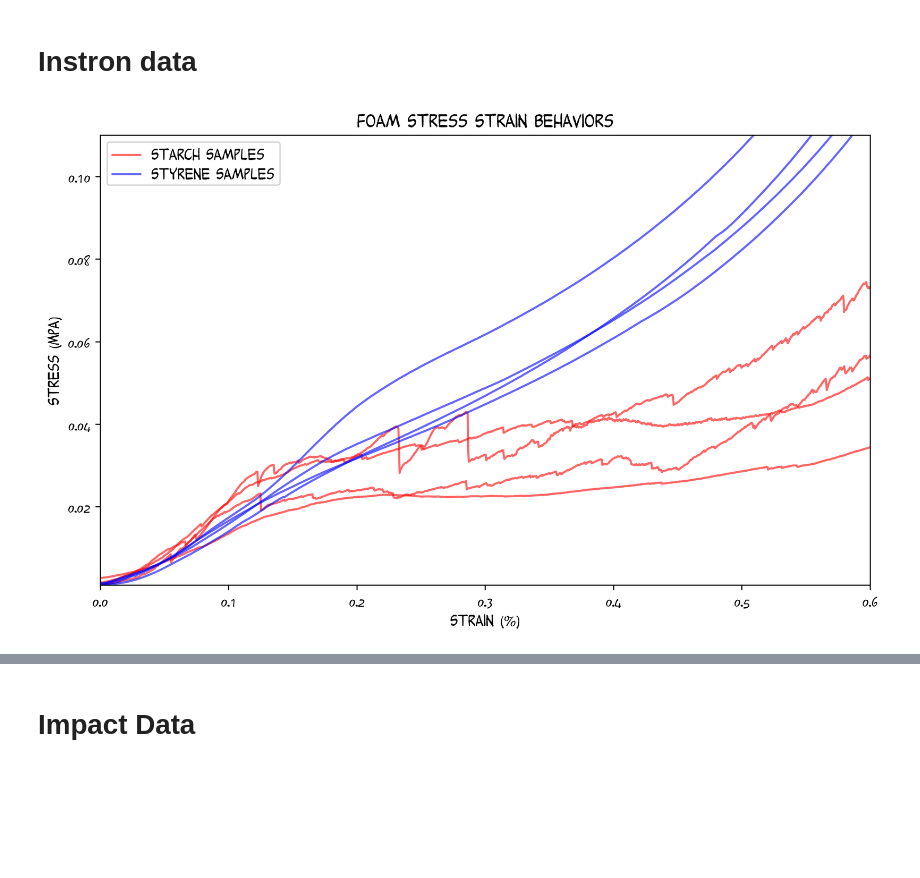
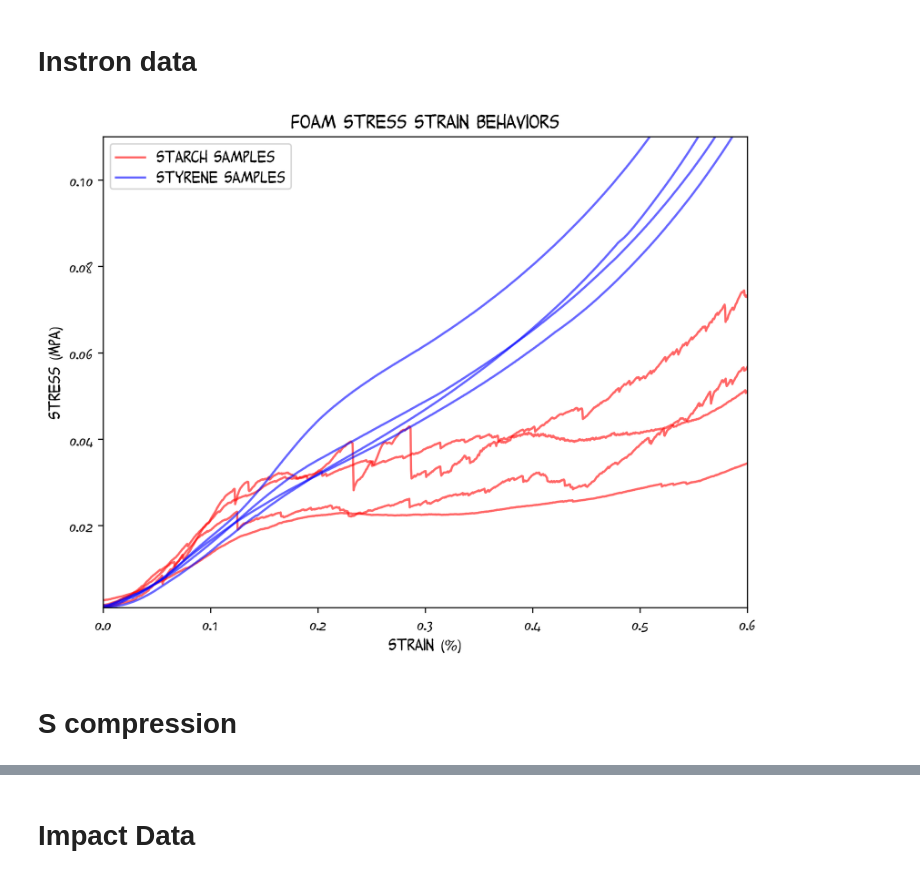
Before and after one commit to HALtheWise/matsci, a Jupyter notebook: project1/graphs.ipynb, the cells around one changed output, grey strips where cells are left out. Saved outputs shown, nothing was run; the diff lists cells and outputs as text; code cells hidden in the pictures; blank space fills up the shorter version.

```diff
--- a/project1/graphs.ipynb
+++ b/project1/graphs.ipynb
@@ -79,26 +79,28 @@ for file, area, length, offset in [
 
 # plt.legend();
 # %%
-fig = plt.figure(num=None, figsize=(10, 6), dpi=300, facecolor='w', edgecolor='k')
+fig = plt.figure(num=None, figsize=(7, 6), dpi=300, facecolor='w', edgecolor='k')
 
 plt.rcParams['font.family'] = 'sans-serif'
 plt.rcParams['font.sans-serif'] = 'PeanutsMerged'
 
 plt.xlabel('Strain (%)')
 plt.ylabel('Stress (MPa)')
 plt.title('Foam Stress Strain Behaviors')
 
 for i, sample in enumerate(starches):
     starch_line = plt.plot(sample.strain, sample.stress / MPa, 'r', alpha=0.6)[0]
 
 for i, sample in enumerate(styrenes):
     styrene_line = plt.plot(sample.strain, sample.stress / MPa, 'b', alpha=0.6)[0]
 
 plt.xlim(0, 0.6)
 plt.ylim(0.001, 0.11)
 
 plt.legend([starch_line, styrene_line], ["Starch Samples", "Styrene Samples"]);
 
 plt.savefig("figures/stress-strain.png", transparent=False)
 # %% [output]
-[figure, old version]
+[figure, new version]
+# %% [markdown]
+# S compression
```
Also changed, not shown: parts of 3 cells of this notebook, 5 other files.
